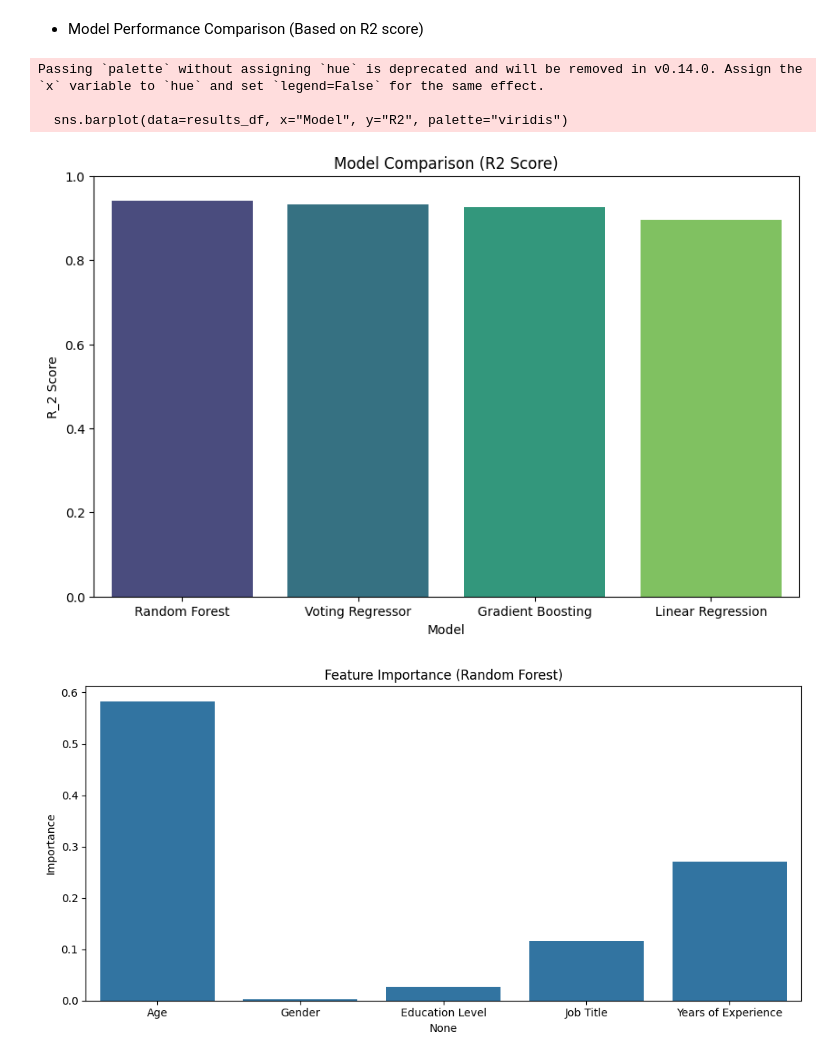
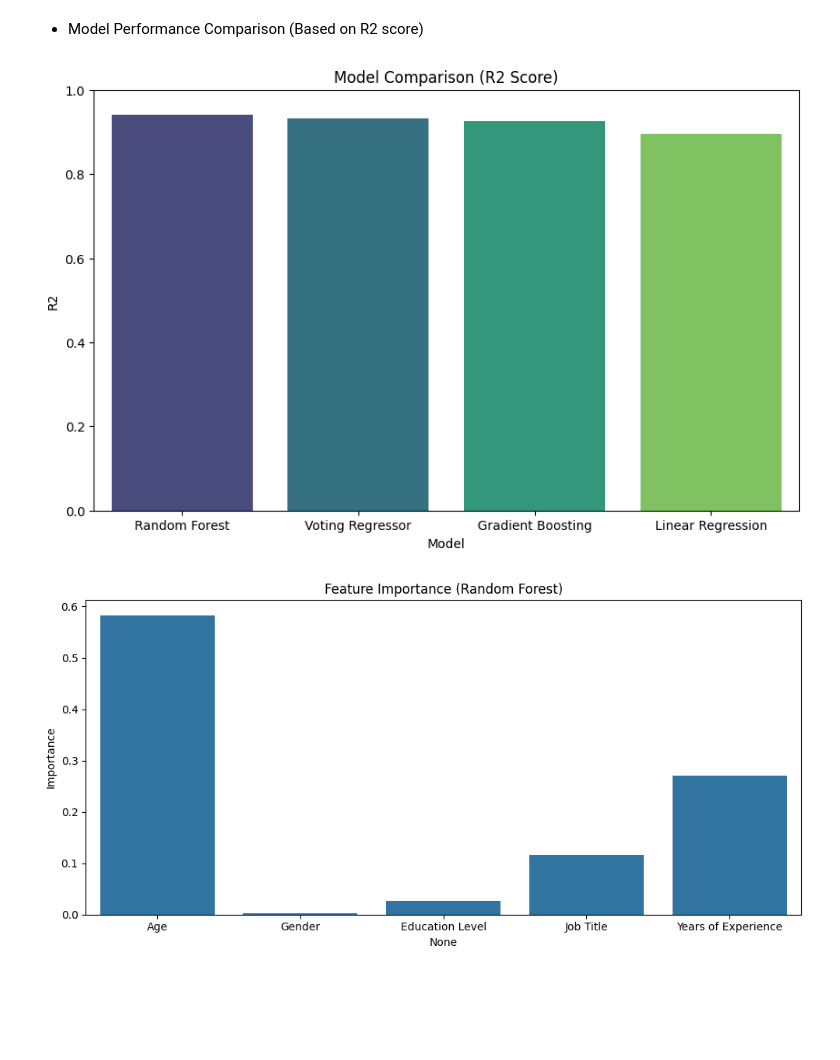
Before and after one commit to Soumasish2005/SalaryPrediction-LinearRegression, a Jupyter notebook: Salary_Prediction_v1.ipynb, the cells around one changed output. Saved outputs shown, nothing was run; the diff lists cells and outputs as text; code cells hidden in the pictures; blank space fills up the shorter version.

```diff
--- a/Salary_Prediction_v1.ipynb
+++ b/Salary_Prediction_v1.ipynb
@@ -192,17 +212,15 @@ plt.show()
 # %% [markdown]
 - Model Performance Comparison (Based on R2 score)
 # %%
+
 plt.figure(figsize=(10,6))
-sns.barplot(data=results_df, x="Model", y="R2", palette="viridis")
-plt.title("Model Comparison (R2 Score)")
-plt.ylabel("R_2 Score")
-plt.ylim(0,1)
+ax = sns.barplot(data=results_df, x="Model", y="R2", hue="Model", palette="viridis", dodge=False)
+ax.set_title("Model Comparison (R2 Score)")
+ax.set_ylim(0,1)
+
 plt.show()
 # %% [output]
-Passing `palette` without assigning `hue` is deprecated and will be removed in v0.14.0. Assign the `x` variable to `hue` and set `legend=False` for the same effect.
-
-  sns.barplot(data=results_df, x="Model", y="R2", palette="viridis")
-[figure, old version]
+[figure, new version]
 # %%
 #Feature importance for Random Forest
 
```
Also changed, not shown: parts of 2 cells of this notebook, 1 other file.
